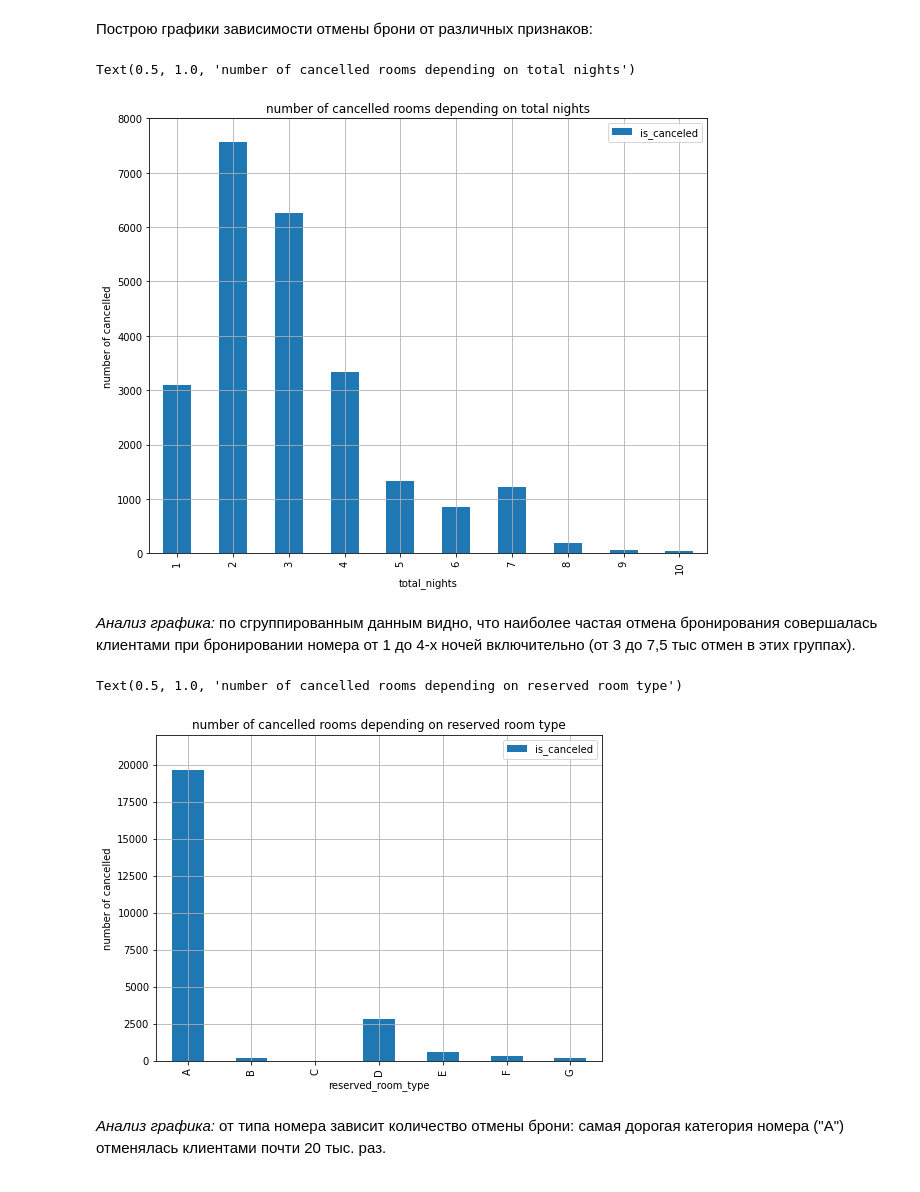
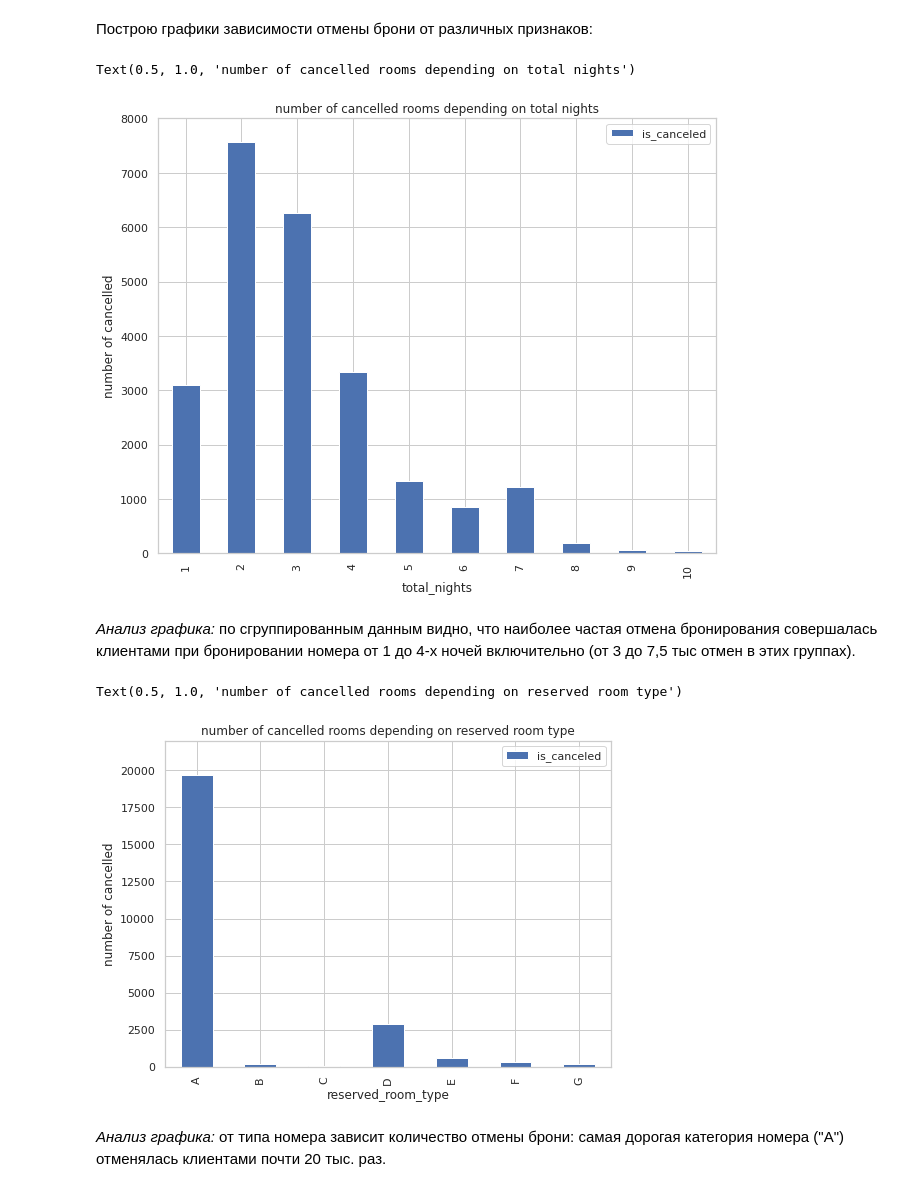
Before and after one commit to alena-troflyanina/yandex-practicum-projects, a Jupyter notebook: outflow_forecasting/cancelation_prediction.ipynb, the cells around one changed output. Saved outputs shown, nothing was run; the diff lists cells and outputs as text; code cells hidden in the pictures.

```diff
--- a/outflow_forecasting/cancelation_prediction.ipynb
+++ b/outflow_forecasting/cancelation_prediction.ipynb
@@ -313,6 +351,9 @@ hotel_test = hotel_test.drop(['id', 'country'], axis=1)
 - признак того, что гость бронирует номер второй раз `is_repeated_guest`;
 - сколько дней заказ ожидал подтверждения `days_in_waiting_list`;
 - общее количество ночей `total_night`.
+# %%
+plt.rcParams['figure.figsize'] = [7, 7]
+sns.set_theme(style="whitegrid")
 # %%
 features = [
     'lead_time', 'arrival_date_day_of_month',
@@ -402,23 +427,23 @@ memory usage: 11.9+ MB
 # %%
 hotel_train.query('is_canceled == 1').pivot_table(
     index='total_nights', values='is_canceled', aggfunc='count'
-).plot(kind='bar', grid=True, ylim=(0, 8000), figsize=(10,8))
+).plot(kind='bar', ylim=(0, 8000), figsize=(10,8))
 plt.ylabel('number of cancelled')
 plt.title('number of cancelled rooms depending on total nights')
 # %% [output]
 Text(0.5, 1.0, 'number of cancelled rooms depending on total nights')
-[figure, old version]
+[figure, new version]
 # %% [markdown]
 *Анализ графика:* по сгруппированным данным видно, что наиболее частая отмена бронирования совершалась клиентами при бронировании номера от 1 до 4-х ночей включительно (от 3 до 7,5 тыс отмен в этих группах).
 # %%
 hotel_train.query('is_canceled == 1').pivot_table(
     index='reserved_room_type', values='is_canceled', aggfunc='count'
-).plot(kind='bar', grid=True, ylim=(0, 22000), figsize=(8,6))
+).plot(kind='bar', ylim=(0, 22000), figsize=(8,6))
 plt.ylabel('number of cancelled')
 plt.title('number of cancelled rooms depending on reserved room type')
 # %% [output]
 Text(0.5, 1.0, 'number of cancelled rooms depending on reserved room type')
-[figure, old version]
+[figure, new version]
 # %% [markdown]
 *Анализ графика:* от типа номера зависит количество отмены брони: самая дорогая категория номера ("А") отменялась клиентами почти 20 тыс. раз.
 # %%
```
Also changed, not shown: parts of 98 cells of this notebook, 1 other file.
